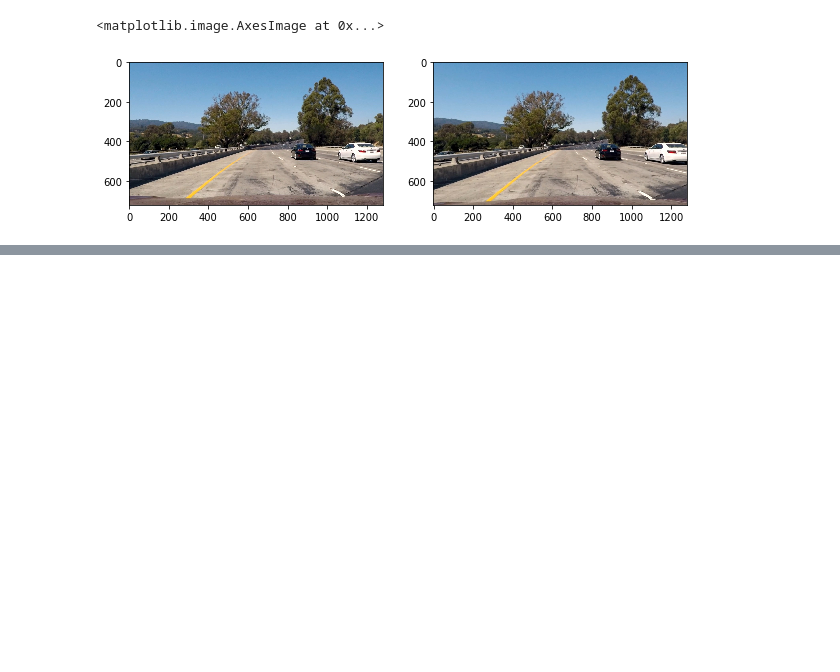
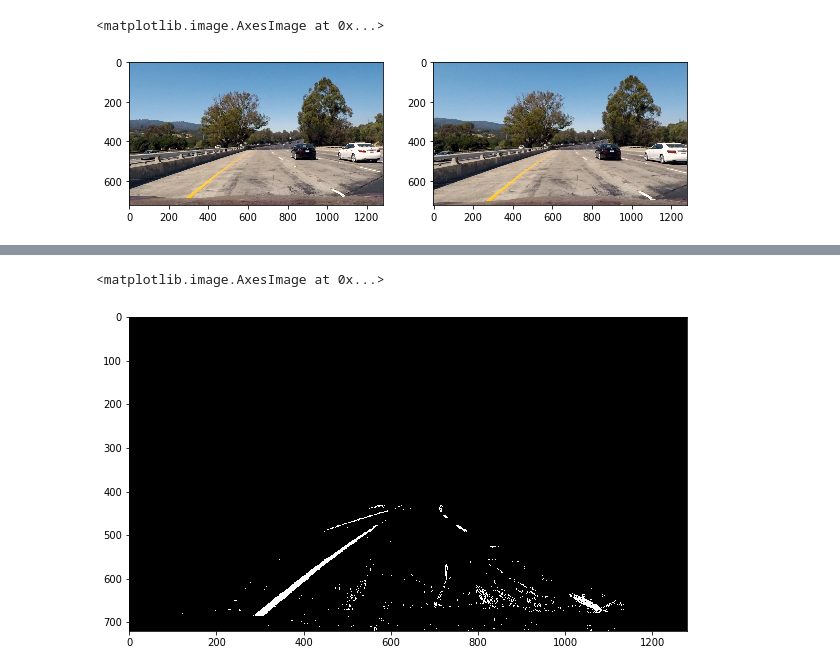
Before and after one commit to rknuffman/CarND-Advanced-Lane-Lines, a Jupyter notebook: camera_calibration.ipynb, the cells around one changed output, grey strips where cells are left out. Saved outputs shown, nothing was run; the diff lists cells and outputs as text; code cells hidden in the pictures; blank space fills up the shorter version.

```diff
--- a/camera_calibration.ipynb
+++ b/camera_calibration.ipynb
@@ -87,0 +224,31 @@ plt.imshow(dst[:,:,::-1])
+# %%
+def region_of_interest(img, vertices):
+    #defining a blank mask to start with
+    mask = np.zeros_like(img)
+
+    #defining a 3 channel or 1 channel color to fill the mask with depending on the input image
+    if len(img.shape) > 2:
+        channel_count = img.shape[2]  # i.e. 3 or 4 depending on your image
+        ignore_mask_color = (255,) * channel_count
+    else:
+        ignore_mask_color = 255
+
+    #filling pixels inside the polygon defined by "vertices" with the fill color
+    cv2.fillPoly(mask, vertices, ignore_mask_color)
+
+    #returning the image only where mask pixels are nonzero
+    return cv2.bitwise_and(img, mask)
+# %%
+imshape = img.shape
+vertices = np.array([[(0,imshape[0]),
+                    (imshape[1]*.44,imshape[0]*.60),
+                    (imshape[1]*.56,imshape[0]*.60),
+                    (imshape[1],imshape[0])]], dtype=np.int32)
+
+roi_img = region_of_interest(combined_binary, vertices)
+# %%
+plt.figure(figsize=(10,10))
+plt.imshow(roi_img, cmap='gray')
+# %% [output]
+<matplotlib.image.AxesImage at 0x...>
+[figure, added]
```
Also changed, not shown: parts of 7 cells of this notebook.
